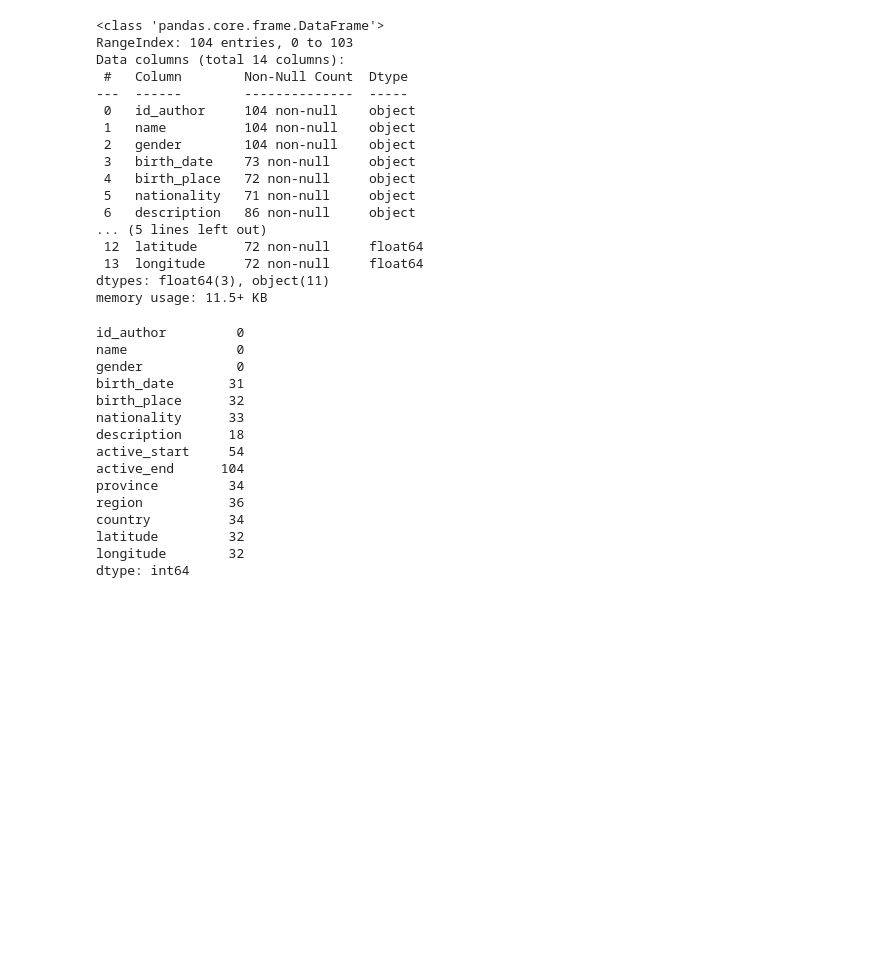
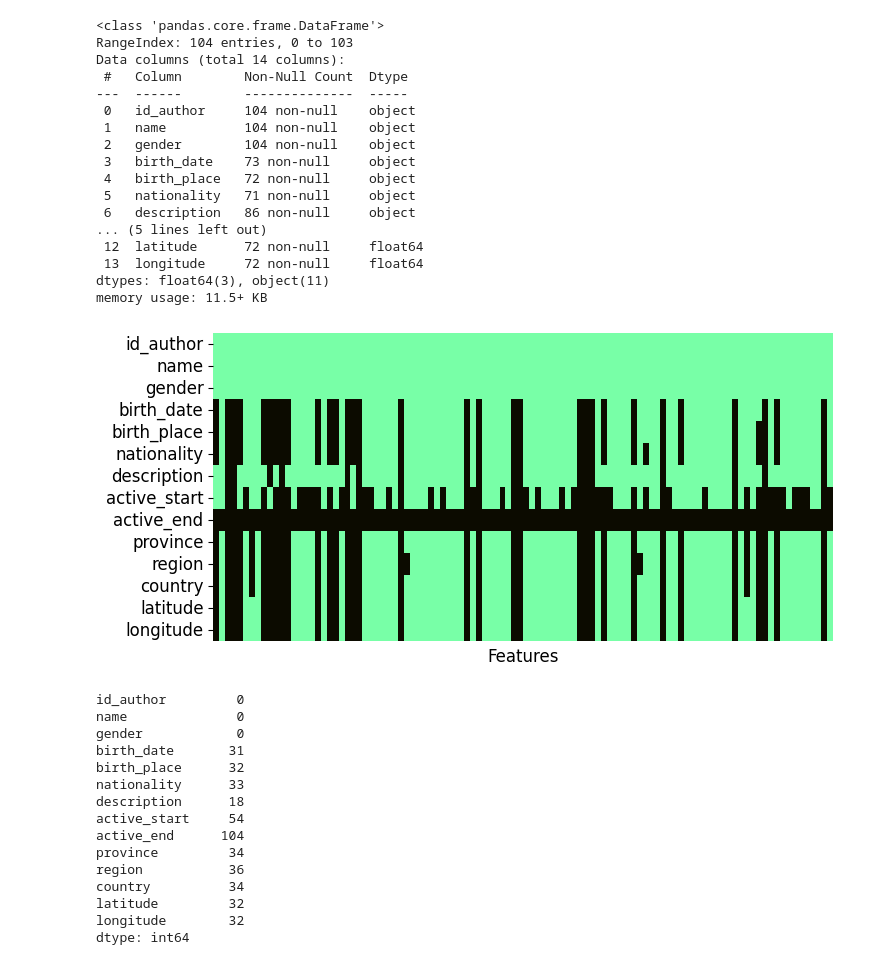
Before and after one commit to lorenzoalbani/dss, a Jupyter notebook: task 1/EDA.ipynb, the cells around one changed output. Saved outputs shown, nothing was run; the diff lists cells and outputs as text; code cells hidden in the pictures; blank space fills up the shorter version.

```diff
--- a/task 1/EDA.ipynb
+++ b/task 1/EDA.ipynb
@@ -310,6 +356,36 @@ Data columns (total 14 columns):
  13  longitude     72 non-null     float64
 dtypes: float64(3), object(11)
 memory usage: 11.5+ KB
+# %%
+import pandas as pd
+import seaborn as sns
+import matplotlib.pyplot as plt
+import missingno as msno
+
+# Crea una mappa dei colori personalizzata con un colore più arancione e nero
+from matplotlib.colors import LinearSegmentedColormap
+
+# Definisci i colori
+colors = ["#00FF5987", "#0c0b00"]  # Nero e un arancione più arancione
+
+# Crea la mappa dei colori
+cmap = LinearSegmentedColormap.from_list("custom_cmap", colors, N=2)
+
+# Personalizza la dimensione della figura per la leggibilità
+plt.figure(figsize=(8, 4))
+
+# Trasponi il DataFrame per invertire gli assi
+sns.heatmap(df.isnull().T, cbar=False, cmap=cmap)
+
+# Aggiungi titolo e etichette per chiarezza
+plt.xlabel("Features", fontsize=12)  # Features sull'asse x ora
+# Rimuovi i numeri sull'asse delle x
+plt.xticks([])
+plt.yticks(fontsize=12)
+
+plt.show()
+# %% [output]
+[figure, added]
 # %%
 df.isnull().sum()
 # %% [output]
```
Also changed, not shown: parts of 6 cells of this notebook.
